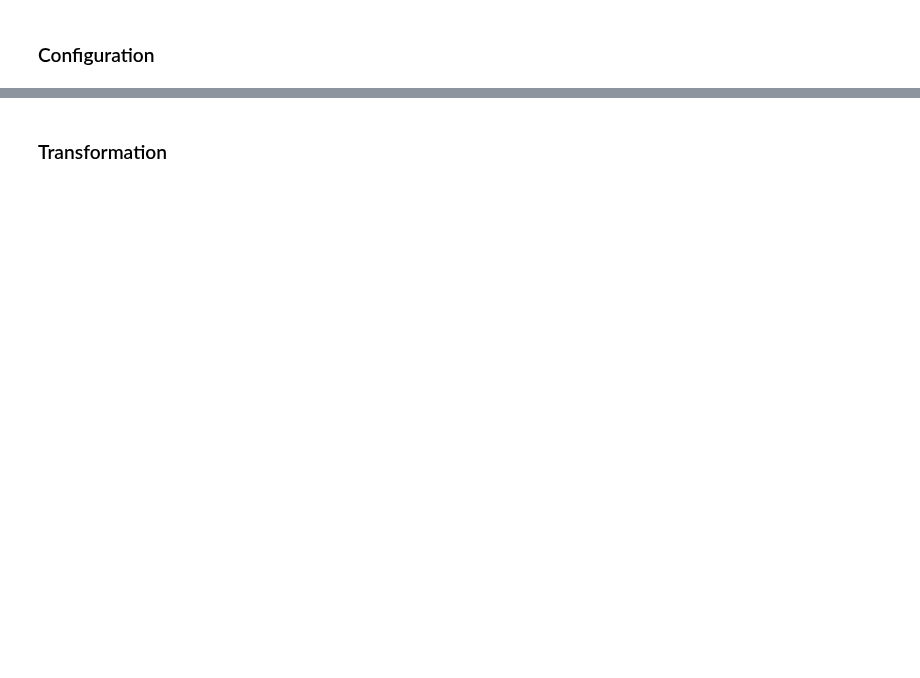
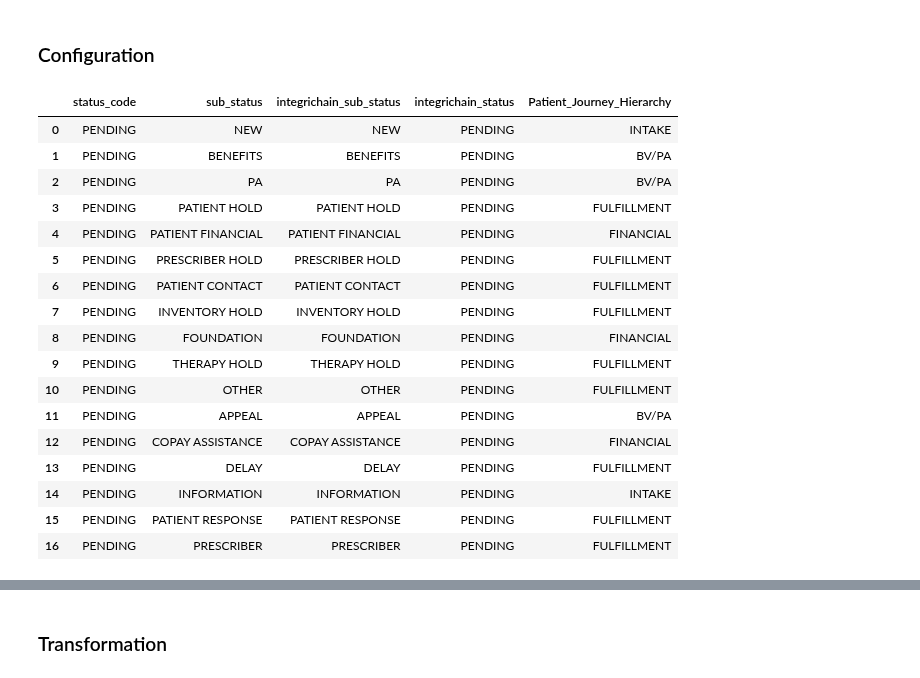
Before and after one commit to RyanAdalbert/s3parq, a Jupyter notebook: transforms/pending_enrichment.ipynb, the cells around one changed output, grey strips where cells are left out. Saved outputs shown, nothing was run; the diff lists cells and outputs as text; code cells hidden in the pictures; blank space fills up the shorter version.

```diff
--- a/transforms/pending_enrichment.ipynb
+++ b/transforms/pending_enrichment.ipynb
@@ -221,6 +223,27 @@ class Transform(DbTransform):
         return min_bvpa, max_bvpa, max_bvpa_intake, min_bvpa_fulfillment
 
 transform = Transform()
+# %%
+status_config[status_config.integrichain_status == 'PENDING']
+# %% [output]
+|  | status_code | sub_status | integrichain_sub_status | integrichain_status | Patient_Journey_Hierarchy |
+| 0 | PENDING | NEW | NEW | PENDING | INTAKE |
+| 1 | PENDING | BENEFITS | BENEFITS | PENDING | BV/PA |
+| 2 | PENDING | PA | PA | PENDING | BV/PA |
+| 3 | PENDING | PATIENT HOLD | PATIENT HOLD | PENDING | FULFILLMENT |
+| 4 | PENDING | PATIENT FINANCIAL | PATIENT FINANCIAL | PENDING | FINANCIAL |
+| 5 | PENDING | PRESCRIBER HOLD | PRESCRIBER HOLD | PENDING | FULFILLMENT |
+| 6 | PENDING | PATIENT CONTACT | PATIENT CONTACT | PENDING | FULFILLMENT |
+| 7 | PENDING | INVENTORY HOLD | INVENTORY HOLD | PENDING | FULFILLMENT |
+| 8 | PENDING | FOUNDATION | FOUNDATION | PENDING | FINANCIAL |
+| 9 | PENDING | THERAPY HOLD | THERAPY HOLD | PENDING | FULFILLMENT |
+| 10 | PENDING | OTHER | OTHER | PENDING | FULFILLMENT |
+| 11 | PENDING | APPEAL | APPEAL | PENDING | BV/PA |
+| 12 | PENDING | COPAY ASSISTANCE | COPAY ASSISTANCE | PENDING | FINANCIAL |
+| 13 | PENDING | DELAY | DELAY | PENDING | FULFILLMENT |
+| 14 | PENDING | INFORMATION | INFORMATION | PENDING | INTAKE |
+| 15 | PENDING | PATIENT RESPONSE | PATIENT RESPONSE | PENDING | FULFILLMENT |
+| 16 | PENDING | PRESCRIBER | PRESCRIBER | PENDING | FULFILLMENT |
 # %%
 ## Please place your value assignments for development here!!
 ## This cell will be turned off in production and Engineering will set to pull from the configuration application instead
```
Also changed, not shown: parts of 19 cells of this notebook.
